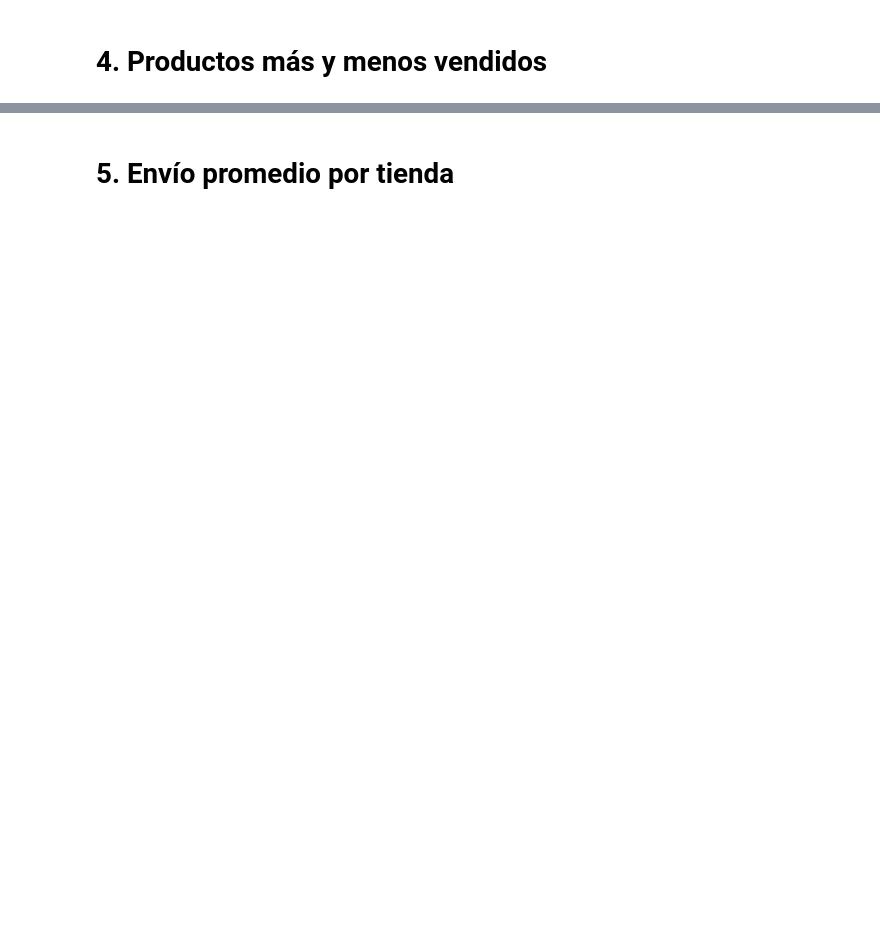
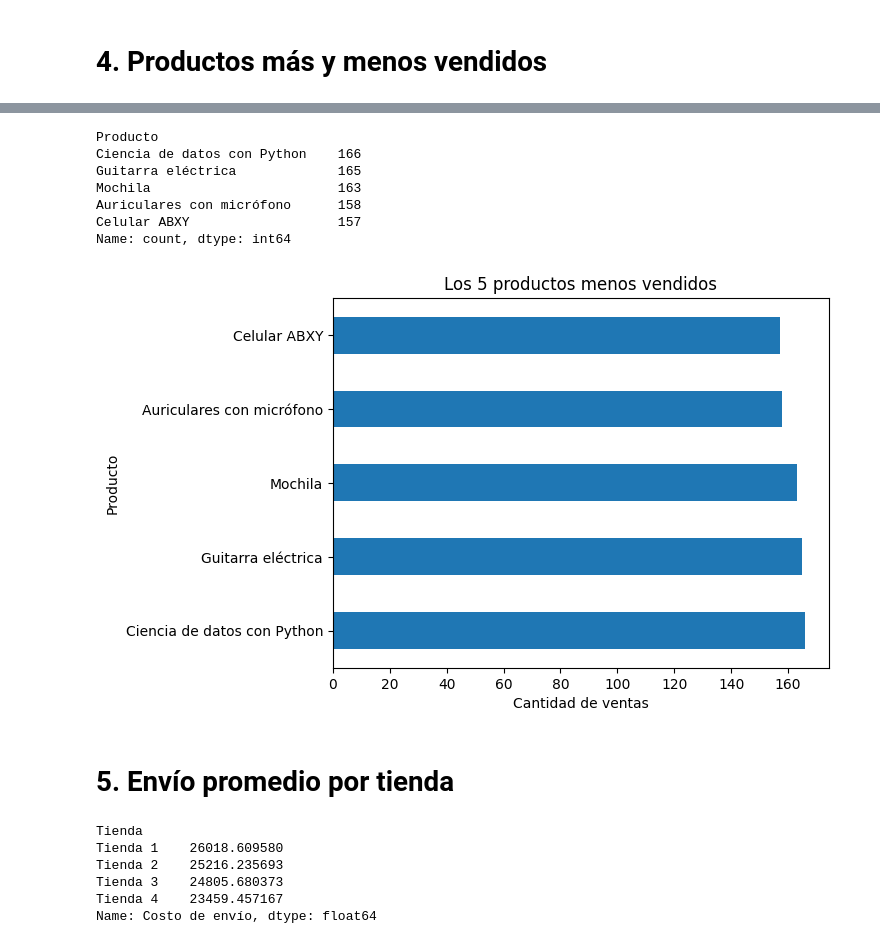
Before and after one commit to kariguti/Amigo-Secreto-ProgramaONE, a Jupyter notebook: AluraStoreLatam.ipynb, the cells around one changed output, grey strips where cells are left out. Saved outputs shown, nothing was run; the diff lists cells and outputs as text; code cells hidden in the pictures; blank space fills up the shorter version.

```diff
--- a/AluraStoreLatam.ipynb
+++ b/AluraStoreLatam.ipynb
@@ -34,2 +188,28 @@ tienda.head()
+# %%
+productos_menos_vendidos = negocio['Producto'].value_counts().tail(5)
+print(productos_menos_vendidos)
+
+productos_menos_vendidos.plot(kind='barh', title='Los 5 productos menos vendidos')
+plt.xlabel('Cantidad de ventas')
+plt.show()
+# %% [output]
+Producto
+Ciencia de datos con Python    166
+Guitarra eléctrica             165
+Mochila                        163
+Auriculares con micrófono      158
+Celular ABXY                   157
+Name: count, dtype: int64
+[figure, added]
 # %% [markdown]
 # 5. Envío promedio por tienda
+# %%
+envio_promedio = negocio.groupby('Tienda')['Costo de envío'].mean()
+print(envio_promedio)
+# %% [output]
+Tienda
+Tienda 1    26018.609580
+Tienda 2    25216.235693
+Tienda 3    24805.680373
+Tienda 4    23459.457167
+Name: Costo de envío, dtype: float64
```
Also changed, not shown: parts of 14 cells of this notebook.
